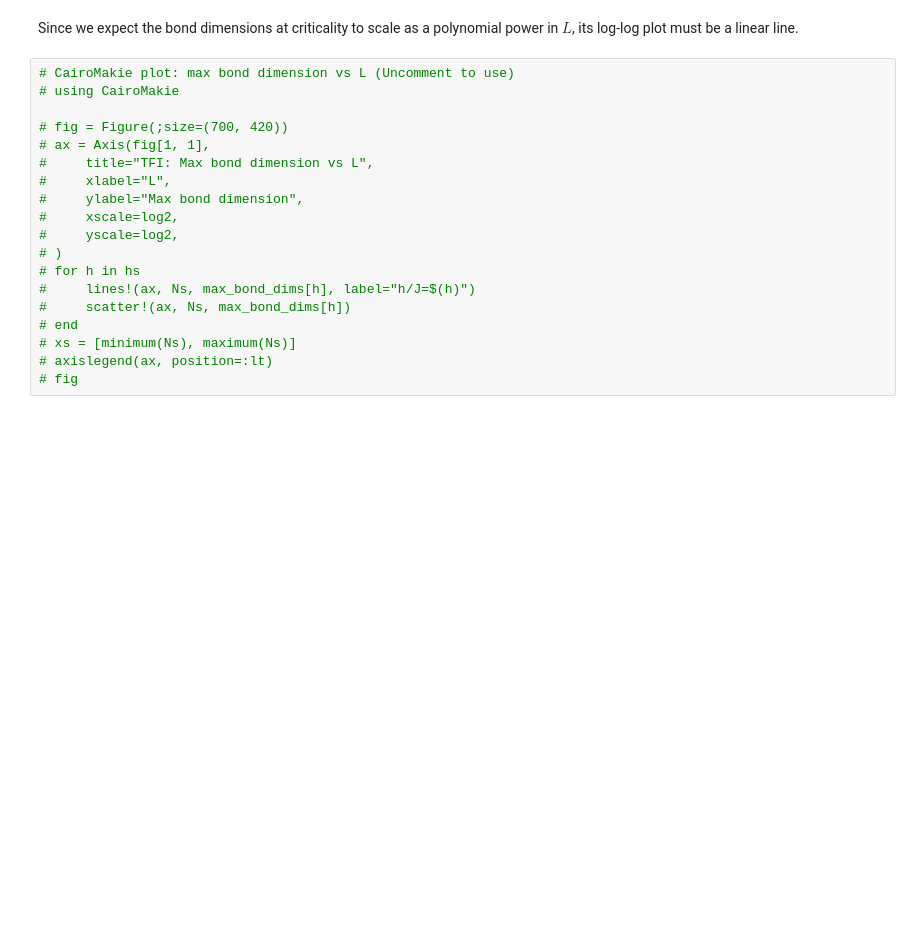
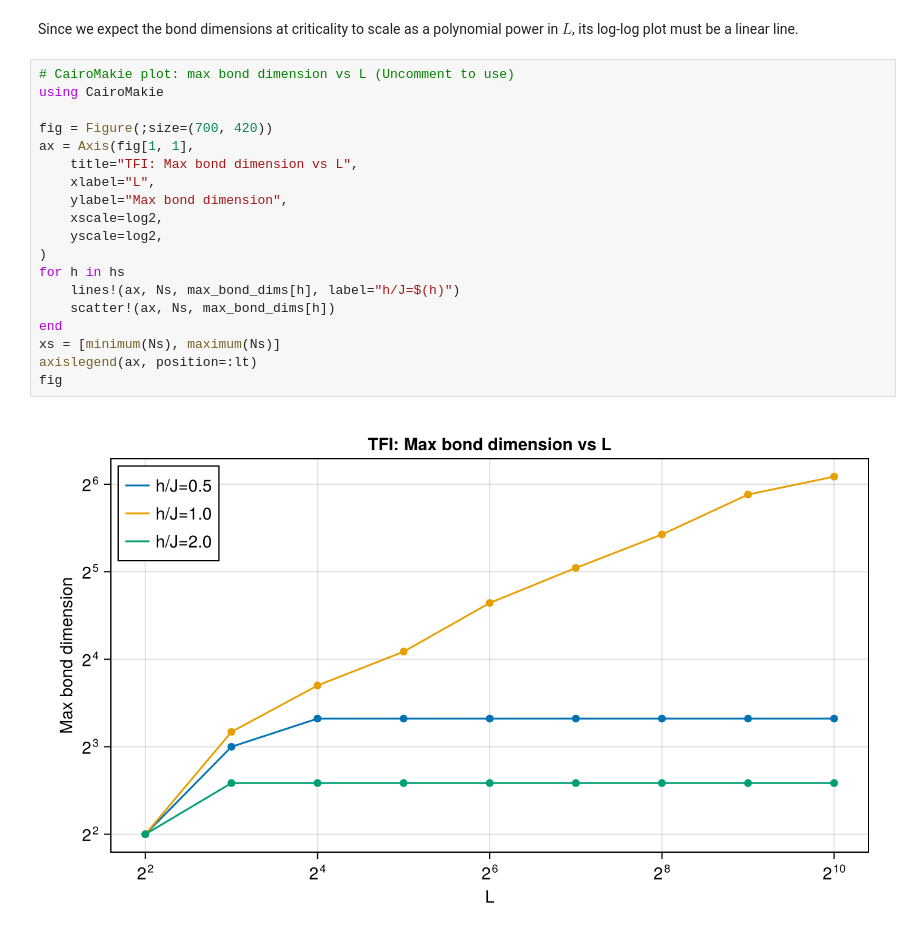
Before and after one commit to SUTD-MDQS/NonLocalCorrelationTutorial, a Jupyter notebook: TFIdmrg.ipynb, the cells around one changed output. Drawn from its saved outputs; the diff is of its cells as text; blank space fills up the shorter version.

```diff
--- a/TFIdmrg.ipynb
+++ b/TFIdmrg.ipynb
@@ -287,23 +301,25 @@ end
 Since we expect the bond dimensions at criticality to scale as a polynomial power in $L$, its log-log plot must be a linear line.
 # %%
 # CairoMakie plot: max bond dimension vs L (Uncomment to use)
-# using CairoMakie
+using CairoMakie
 
-# fig = Figure(;size=(700, 420))
-# ax = Axis(fig[1, 1],
-#     title="TFI: Max bond dimension vs L",
-#     xlabel="L",
-#     ylabel="Max bond dimension",
-#     xscale=log2,
-#     yscale=log2,
-# )
-# for h in hs
-#     lines!(ax, Ns, max_bond_dims[h], label="h/J=$(h)")
-#     scatter!(ax, Ns, max_bond_dims[h])
-# end
-# xs = [minimum(Ns), maximum(Ns)]
-# axislegend(ax, position=:lt)
-# fig
+fig = Figure(;size=(700, 420))
+ax = Axis(fig[1, 1],
+    title="TFI: Max bond dimension vs L",
+    xlabel="L",
+    ylabel="Max bond dimension",
+    xscale=log2,
+    yscale=log2,
+)
+for h in hs
+    lines!(ax, Ns, max_bond_dims[h], label="h/J=$(h)")
+    scatter!(ax, Ns, max_bond_dims[h])
+end
+xs = [minimum(Ns), maximum(Ns)]
+axislegend(ax, position=:lt)
+fig
+# %% [output]
+[figure, added]
 # %%
 # OPTIONAL: Simulate the phase transition of our model by computing the magnetisation vs order parameter h
 N = 500
```
Also changed, not shown: parts of 6 cells of this notebook, 1 other file.
